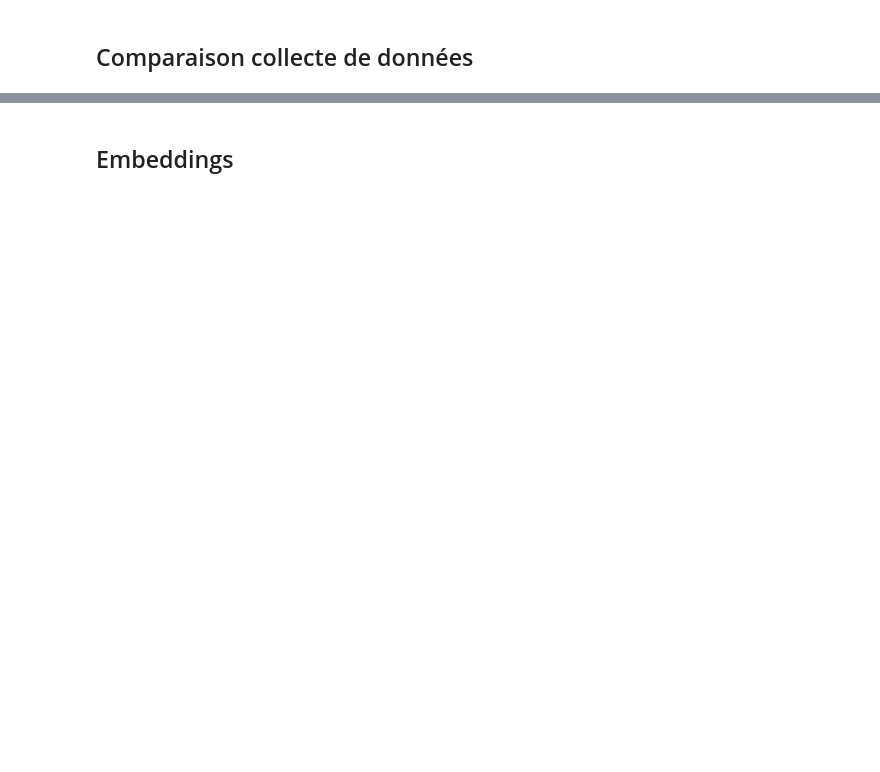
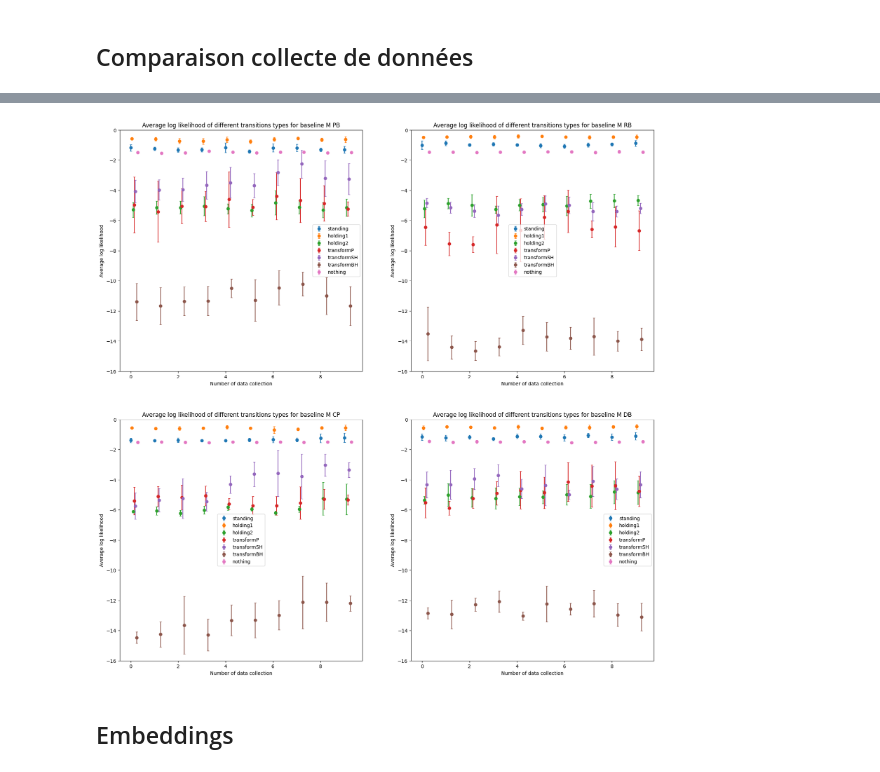
Before and after one commit to flowersteam/WorldLLM, a Jupyter notebook: compare_method.ipynb, the cells around one changed output, grey strips where cells are left out. Cells and saved outputs as stored; diff of their text form; code cells hidden in the pictures; blank space fills up the shorter version.

```diff
--- a/compare_method.ipynb
+++ b/compare_method.ipynb
@@ -254,6 +256,6 @@ for b_name in all_baselines_name[1:]:
 # %%
 # Plot the evolution of the likelihood for the accepted rules
-baseline_name = "M2 CP"
+baseline_name = "M RB"
 plt.figure()
 for seed in range(all_rules[baseline_name].shape[0]):
     plt.plot(all_likelihoods[baseline_name][seed,all_additional_data[baseline_name]["prev_rules_ind"][seed,1:]], label="particule "+ str(seed)+" accepted")
@@ -336,0 +322,25 @@ plt.show()
+# %%
+nb_rule_per_collect = 20
+
+plt.figure(figsize=(20,20))
+plt.subplot(2,2,1)
+for incr_m, b_name in enumerate(all_baselines_name):
+    plt.subplot(2,2,incr_m+1)
+    for incr, transi_type in enumerate(dict_index_transition):
+        # Get the best rules for each particle and data collection for each traj type
+        _reshaped_rules = all_rules[b_name][:,1:].reshape((all_rules[b_name].shape[0], (all_rules[baseline_name].shape[1]-1)//nb_rule_per_collect, nb_rule_per_collect))
+        _reshaped_transition_likelihoods = all_transition_likelihoods[b_name][:,1:,:].reshape((all_transition_likelihoods[b_name].shape[0], (all_transition_likelihoods[b_name].shape[1]-1)//nb_rule_per_collect, nb_rule_per_collect, all_transition_likelihoods[b_name].shape[2]))
+
+        _reshaped_transition_likelihoods = _reshaped_transition_likelihoods[:,:,:,dict_index_transition[transi_type]].mean(axis=3)
+        best_rules_ind = np.argmax(_reshaped_transition_likelihoods, axis=2)
+        best_transition_lieklihoods = _reshaped_transition_likelihoods[np.arange(_reshaped_transition_likelihoods.shape[0])[:,None], np.arange(_reshaped_transition_likelihoods.shape[1]), best_rules_ind]
+        best_rules = _reshaped_rules[np.arange(_reshaped_rules.shape[0])[:,None], np.arange(_reshaped_rules.shape[1]), best_rules_ind]
+        plt.errorbar(np.arange(best_rules.shape[1])+ incr*0.05, best_transition_lieklihoods.mean(axis=0), yerr=best_transition_lieklihoods.std(axis=0), label=transi_type, capsize=2, fmt='o')
+
+    plt.legend()
+    plt.xlabel("Number of data collection")
+    plt.ylim((-16,0))
+    plt.ylabel("Average log likelihood")
+    plt.title(f"Average log likelihood of different transitions types for baseline {b_name}")
+# %% [output]
+[figure, added]
```
Also changed, not shown: parts of 15 cells of this notebook.
